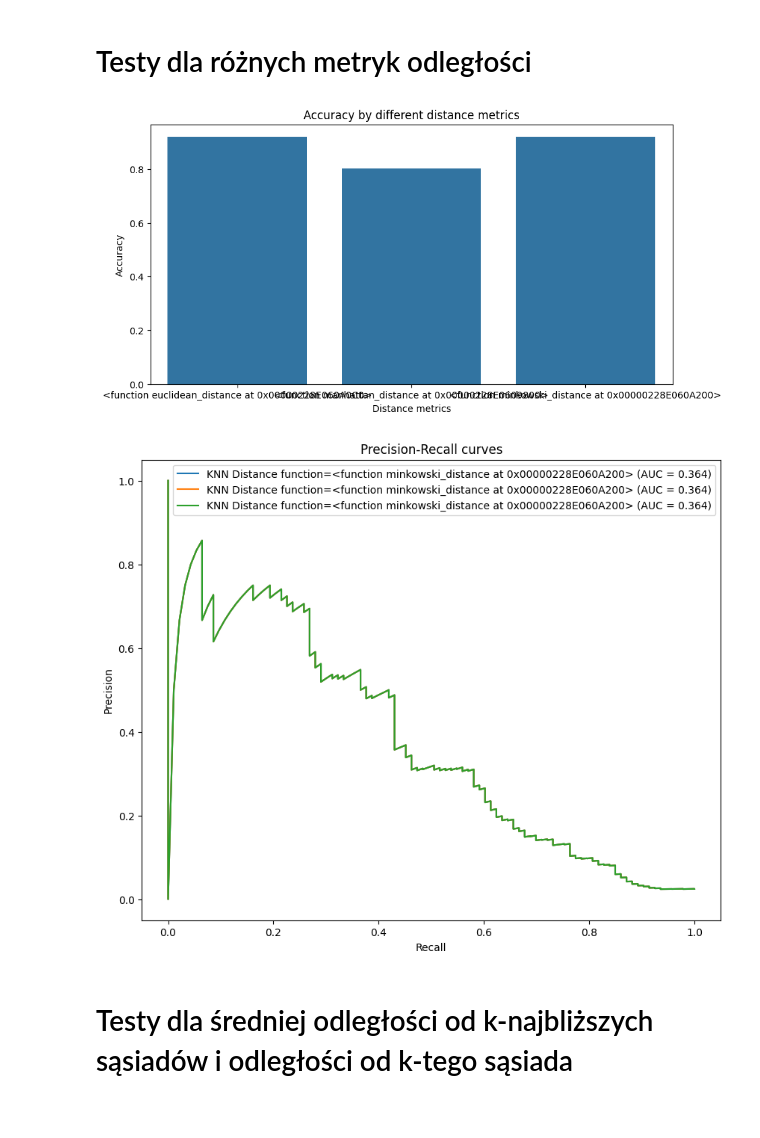
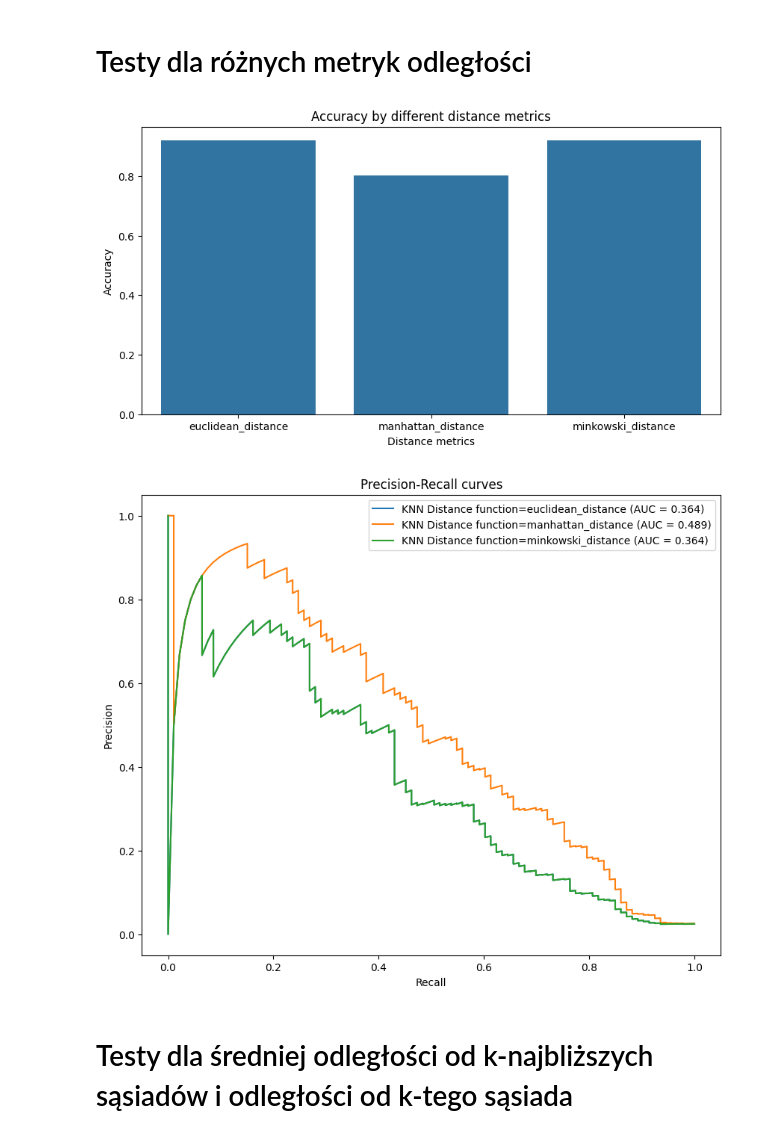
Before and after one commit to kubiakm/ZUM, a Jupyter notebook: knn_tests.ipynb, the cells around one changed output. Cells and saved outputs as stored; diff of their text form; code cells hidden in the pictures.

```diff
--- a/knn_tests.ipynb
+++ b/knn_tests.ipynb
@@ -56,11 +59,11 @@ train_for_different_ks(X, y, ks)
 # %% [markdown]
 # Testy dla różnych metryk odległości
 # %%
-distances = [euclidean_distance, manhattan_distance, minkowski_distance]
+distances = ['euclidean_distance', 'manhattan_distance', 'minkowski_distance']
 train_for_different_distance_func(X, y, distances)
 # %% [output]
-[figure, old version]
+[figure, new version]
-[figure, old version]
+[figure, new version]
 # %% [markdown]
 # Testy dla średniej odległości od k-najbliższych sąsiadów i odległości od k-tego sąsiada
 # %%
```
Also changed, not shown: parts of 5 cells of this notebook, 2 other files.
